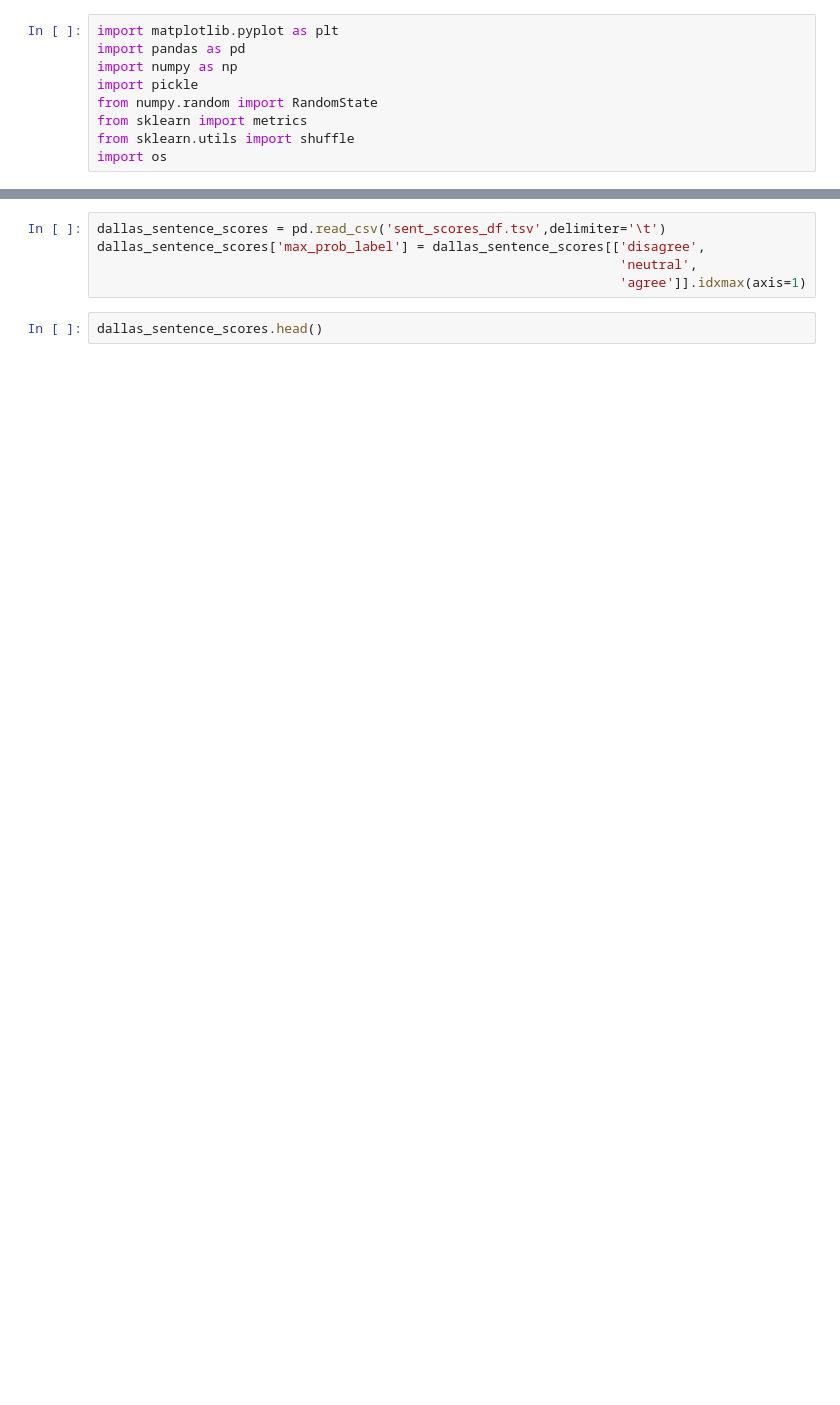
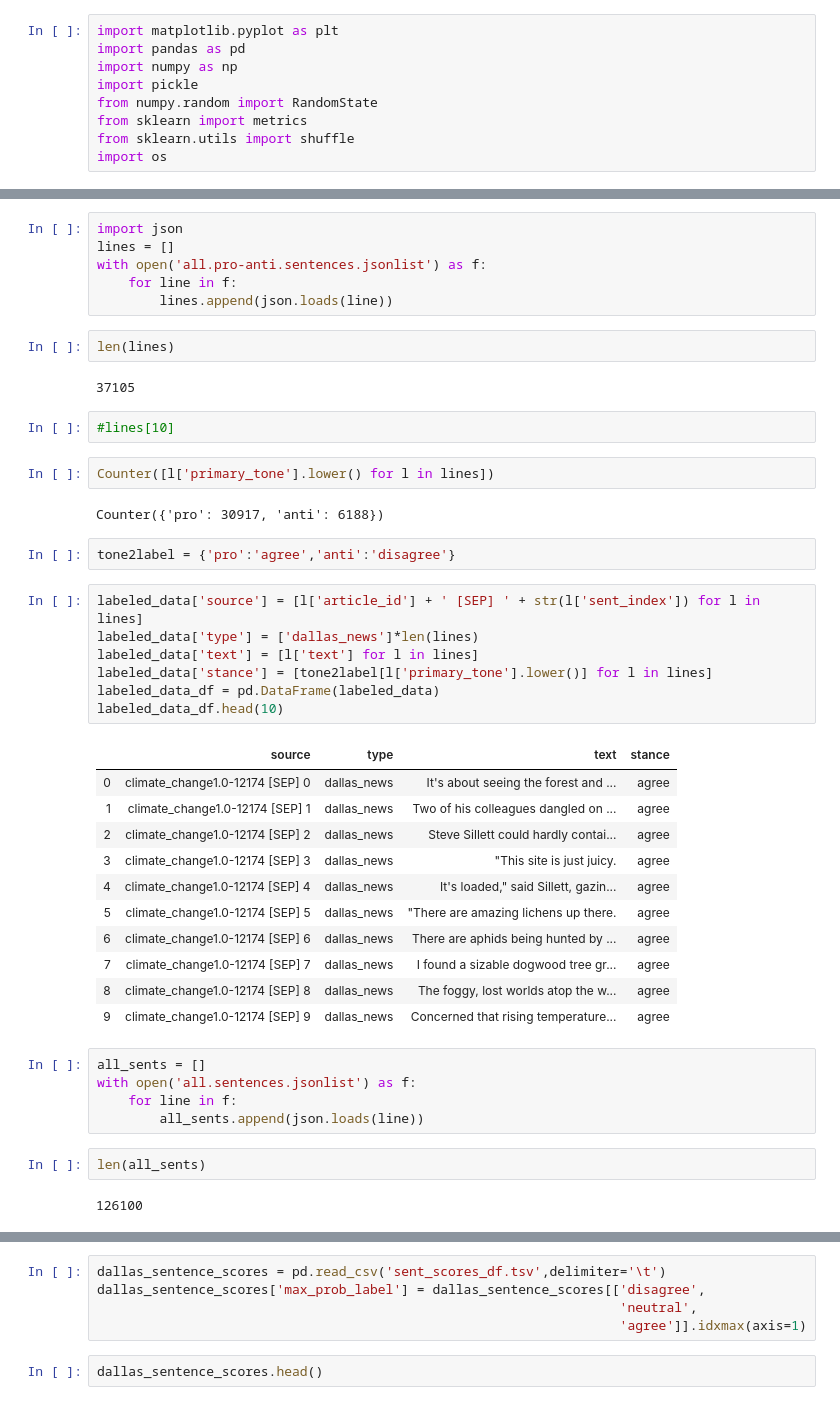
Before and after one commit to yiweiluo/GWStance, a Jupyter notebook: cc_stance/Data_creation.ipynb, the cells around one changed output, grey strips where cells are left out. Drawn from its saved outputs; the diff is of its cells as text; blank space fills up the shorter version.

```diff
--- a/cc_stance/Data_creation.ipynb
+++ b/cc_stance/Data_creation.ipynb
@@ -20,0 +13,46 @@ os.getcwd()
+# %%
+import json
+lines = []
+with open('all.pro-anti.sentences.jsonlist') as f:
+    for line in f:
+        lines.append(json.loads(line))
+# %%
+len(lines)
+# %% [output]
+37105
+# %%
+#lines[10]
+# %%
+Counter([l['primary_tone'].lower() for l in lines])
+# %% [output]
+Counter({'pro': 30917, 'anti': 6188})
+# %%
+tone2label = {'pro':'agree','anti':'disagree'}
+# %%
+labeled_data['source'] = [l['article_id'] + ' [SEP] ' + str(l['sent_index']) for l in lines]
+labeled_data['type'] = ['dallas_news']*len(lines)
+labeled_data['text'] = [l['text'] for l in lines]
+labeled_data['stance'] = [tone2label[l['primary_tone'].lower()] for l in lines]
+labeled_data_df = pd.DataFrame(labeled_data)
+labeled_data_df.head(10)
+# %% [output]
+|  | source | type | text | stance |
+| 0 | climate_change1.0-12174 [SEP] 0 | dallas_news | It's about seeing the forest and ... | agree |
+| 1 | climate_change1.0-12174 [SEP] 1 | dallas_news | Two of his colleagues dangled on ... | agree |
+| 2 | climate_change1.0-12174 [SEP] 2 | dallas_news | Steve Sillett could hardly contai... | agree |
+| 3 | climate_change1.0-12174 [SEP] 3 | dallas_news | "This site is just juicy. | agree |
+| 4 | climate_change1.0-12174 [SEP] 4 | dallas_news | It's loaded," said Sillett, gazin... | agree |
+| 5 | climate_change1.0-12174 [SEP] 5 | dallas_news | "There are amazing lichens up there. | agree |
+| 6 | climate_change1.0-12174 [SEP] 6 | dallas_news | There are aphids being hunted by ... | agree |
+| 7 | climate_change1.0-12174 [SEP] 7 | dallas_news | I found a sizable dogwood tree gr... | agree |
+| 8 | climate_change1.0-12174 [SEP] 8 | dallas_news | The foggy, lost worlds atop the w... | agree |
+| 9 | climate_change1.0-12174 [SEP] 9 | dallas_news | Concerned that rising temperature... | agree |
+# %%
+all_sents = []
+with open('all.sentences.jsonlist') as f:
+    for line in f:
+        all_sents.append(json.loads(line))
+# %%
+len(all_sents)
+# %% [output]
+126100
```
Also changed, not shown: parts of 52 cells of this notebook, 2 other files.
